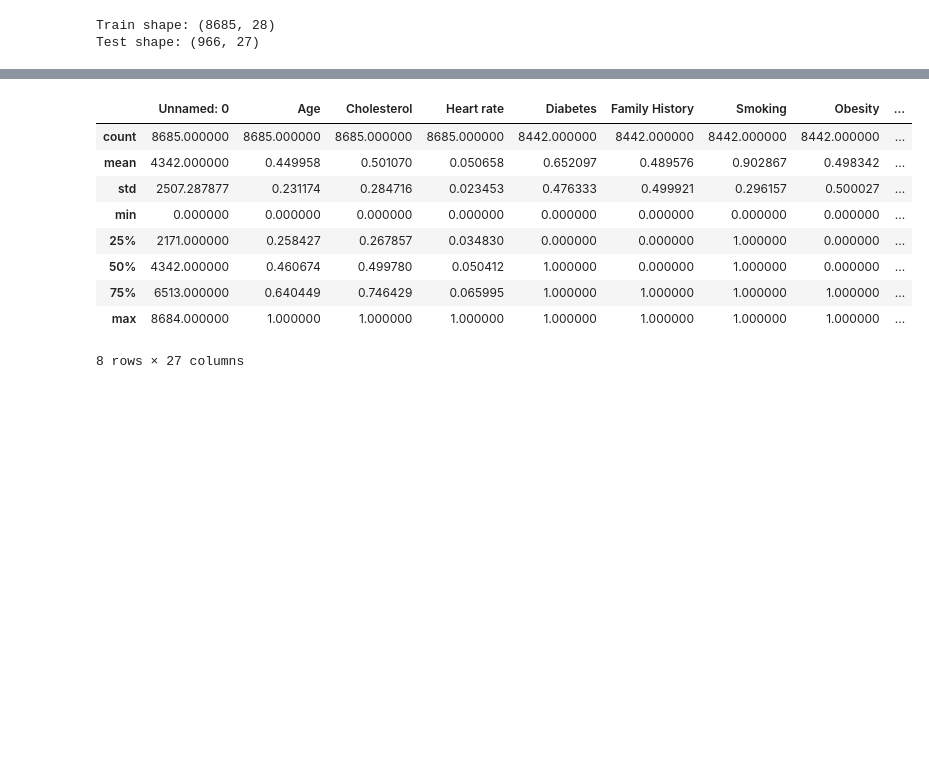
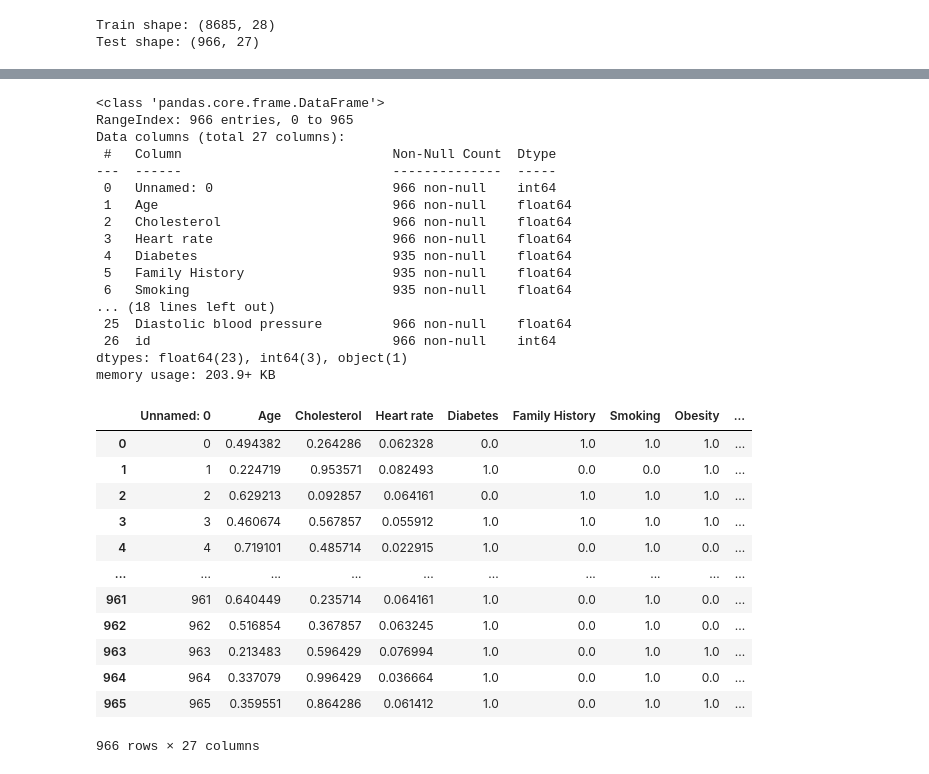
Before and after one commit to madLary/practicum-workshop-cvd-model, a Jupyter notebook: workshop-cdv-research.ipynb, the cells around one changed output, grey strips where cells are left out. Cells and saved outputs as stored; diff of their text form; code cells hidden in the pictures; blank space fills up the shorter version.

```diff
--- a/workshop-cdv-research.ipynb
+++ b/workshop-cdv-research.ipynb
@@ -31,2 +45,6 @@ import seaborn as sns
 
 %matplotlib inline
+# %%
+RANDOM_STATE = 42
+pd.set_option('display.max_columns', None)
+pd.set_option('display.width', None)
@@ -33,7 +197,20 @@ import seaborn as sns
 # %%
+# настройка валидной директории с датасетами
+possible_paths = [
+    "./datasets/",
+    "/datasets/"
+]
+valid_path = None
+for path in possible_paths:
+    if os.path.isdir(path):
+        valid_path = path
+        break
+if valid_path is None:
+    raise FileNotFoundError("Ошибка поиска валидной директории")
+
 # Загрузка данных
-train = pd.read_csv('datasets/heart_train.csv')
-test = pd.read_csv('datasets/heart_test.csv')
+train = pd.read_csv(os.path.join(valid_path, 'heart_train.csv'))
+test = pd.read_csv(os.path.join(valid_path, 'heart_test.csv'))
 
 print("Train shape:", train.shape)
 print("Test shape:", test.shape)
@@ -54,14 +254,34 @@ train.head()
 # %%
-# Описательная статистика
-train.describe()
+test.info()
+test
 # %% [output]
+<class 'pandas.core.frame.DataFrame'>
+RangeIndex: 966 entries, 0 to 965
+Data columns (total 27 columns):
+ #   Column                           Non-Null Count  Dtype
+---  ------                           --------------  -----
+ 0   Unnamed: 0                       966 non-null    int64
+ 1   Age                              966 non-null    float64
+ 2   Cholesterol                      966 non-null    float64
+ 3   Heart rate                       966 non-null    float64
+ 4   Diabetes                         935 non-null    float64
+ 5   Family History                   935 non-null    float64
+ 6   Smoking                          935 non-null    float64
+... (18 lines left out)
+ 25  Diastolic blood pressure         966 non-null    float64
+ 26  id                               966 non-null    int64
+dtypes: float64(23), int64(3), object(1)
+memory usage: 203.9+ KB
 |  | Unnamed: 0 | Age | Cholesterol | Heart rate | Diabetes | Family History | Smoking | Obesity | ... |
-| count | 8685.000000 | 8685.000000 | 8685.000000 | 8685.000000 | 8442.000000 | 8442.000000 | 8442.000000 | 8442.000000 | ... |
-| mean | 4342.000000 | 0.449958 | 0.501070 | 0.050658 | 0.652097 | 0.489576 | 0.902867 | 0.498342 | ... |
-| std | 2507.287877 | 0.231174 | 0.284716 | 0.023453 | 0.476333 | 0.499921 | 0.296157 | 0.500027 | ... |
-| min | 0.000000 | 0.000000 | 0.000000 | 0.000000 | 0.000000 | 0.000000 | 0.000000 | 0.000000 | ... |
-| 25% | 2171.000000 | 0.258427 | 0.267857 | 0.034830 | 0.000000 | 0.000000 | 1.000000 | 0.000000 | ... |
-| 50% | 4342.000000 | 0.460674 | 0.499780 | 0.050412 | 1.000000 | 0.000000 | 1.000000 | 0.000000 | ... |
-| 75% | 6513.000000 | 0.640449 | 0.746429 | 0.065995 | 1.000000 | 1.000000 | 1.000000 | 1.000000 | ... |
-| max | 8684.000000 | 1.000000 | 1.000000 | 1.000000 | 1.000000 | 1.000000 | 1.000000 | 1.000000 | ... |
+| 0 | 0 | 0.494382 | 0.264286 | 0.062328 | 0.0 | 1.0 | 1.0 | 1.0 | ... |
+| 1 | 1 | 0.224719 | 0.953571 | 0.082493 | 1.0 | 0.0 | 0.0 | 1.0 | ... |
+| 2 | 2 | 0.629213 | 0.092857 | 0.064161 | 0.0 | 1.0 | 1.0 | 1.0 | ... |
+| 3 | 3 | 0.460674 | 0.567857 | 0.055912 | 1.0 | 1.0 | 1.0 | 1.0 | ... |
+| 4 | 4 | 0.719101 | 0.485714 | 0.022915 | 1.0 | 0.0 | 1.0 | 0.0 | ... |
+| ... | ... | ... | ... | ... | ... | ... | ... | ... | ... |
+| 961 | 961 | 0.640449 | 0.235714 | 0.064161 | 1.0 | 0.0 | 1.0 | 0.0 | ... |
+| 962 | 962 | 0.516854 | 0.367857 | 0.063245 | 1.0 | 0.0 | 1.0 | 0.0 | ... |
+| 963 | 963 | 0.213483 | 0.596429 | 0.076994 | 1.0 | 0.0 | 1.0 | 1.0 | ... |
+| 964 | 964 | 0.337079 | 0.996429 | 0.036664 | 1.0 | 0.0 | 1.0 | 0.0 | ... |
+| 965 | 965 | 0.359551 | 0.864286 | 0.061412 | 1.0 | 0.0 | 1.0 | 1.0 | ... |
-8 rows × 27 columns
+966 rows × 27 columns
```
Also changed, not shown: parts of 13 cells of this notebook, 1 other file.
